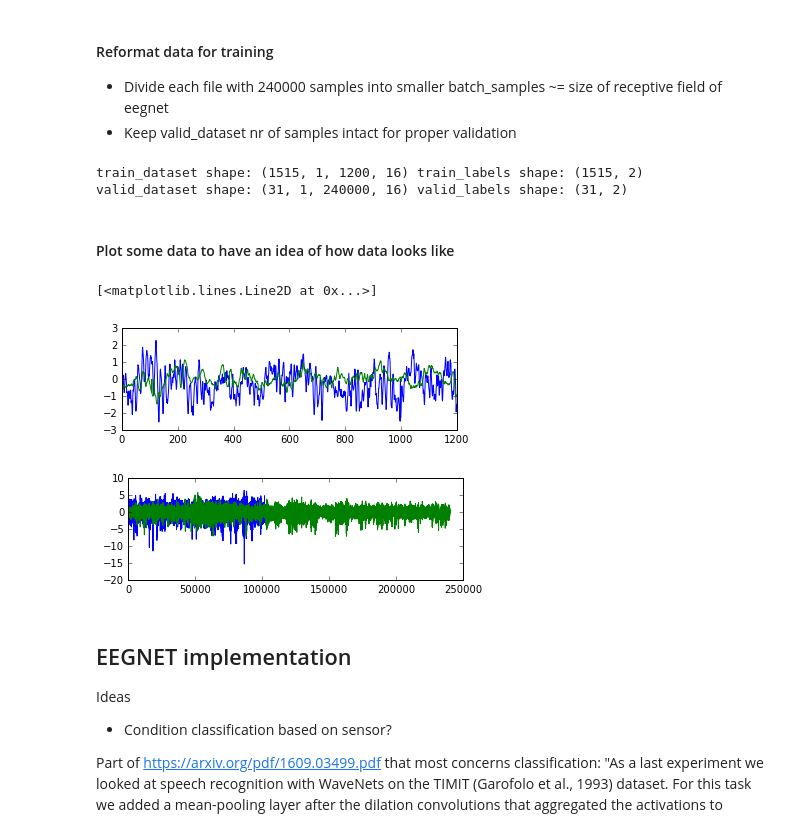
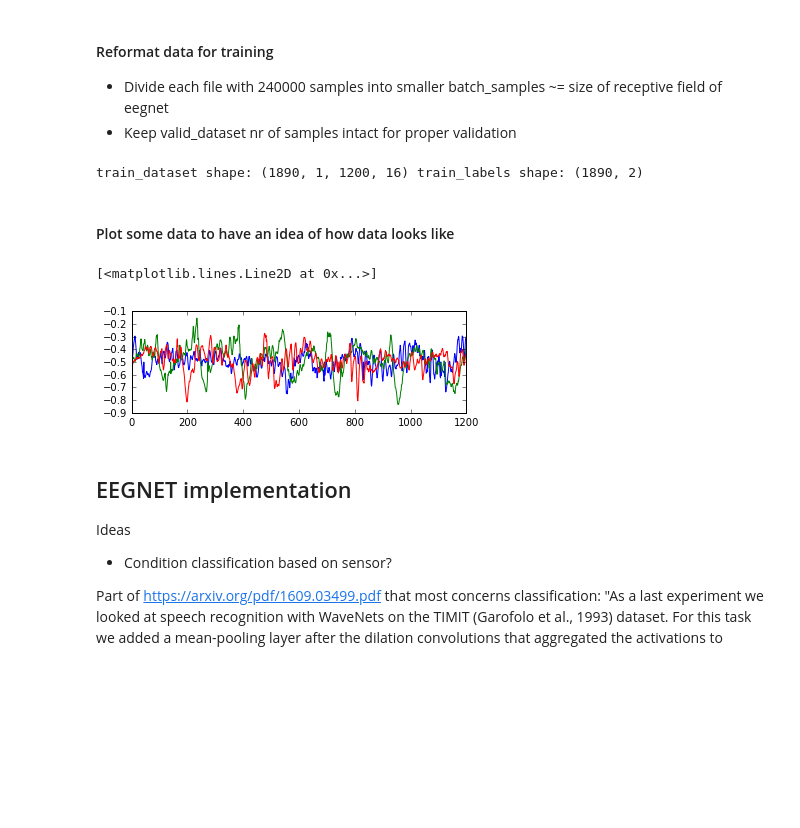
Before and after one commit to KnightofDawn/eegnet, a Jupyter notebook: ipynb/eegnet1.ipynb, the cells around one changed output. Saved outputs shown, nothing was run; the diff lists cells and outputs as text; code cells hidden in the pictures; blank space fills up the shorter version.

```diff
--- a/ipynb/eegnet1.ipynb
+++ b/ipynb/eegnet1.ipynb
@@ -42,7 +42,7 @@ labels shape: (40,)
 num_labels = 2
 
 #60% for train and 40% for validation
-split_idx = int(dataset.shape[0]*0.2)
+split_idx = int(dataset.shape[0]*0.8)
 #nr of splits
 nrOfSplits = 200
 
@@ -58,7 +58,7 @@ def format_data(data, labels, nr_splits):
     data_tmp = list()
     labels_tmp = list()
     for idx, d in enumerate(data):
-        if (np.count_nonzero(d) < 10) or (np.std(d) < 0.1):
+        if (np.count_nonzero(d) < 10) or (np.std(d) < 0.01):
             continue
         data_tmp.append(d)
         labels_tmp.append(labels[idx])
@@ -72,31 +72,30 @@ def format_data(data, labels, nr_splits):
     labels = labels[shuffle_idx]
     return data, labels
 
-train_dataset, train_labels = format_data(dataset[:split_idx,:,:], labels[:split_idx], nrOfSplits)
-valid_dataset = dataset[split_idx:-1,None,:,:]
-valid_labels = (np.arange(num_labels) == labels[split_idx:-1,None]).astype(np.float32)
+train_dataset, train_labels = format_data(dataset, labels, nrOfSplits)
+#valid_dataset = dataset[split_idx:-1,None,:,:]
+#valid_labels = (np.arange(num_labels) == labels[split_idx:-1,None]).astype(np.float32)
 del dataset, labels
 
 print('train_dataset shape:', train_dataset.shape, 'train_labels shape:', train_labels.shape)
-print('valid_dataset shape:', valid_dataset.shape, 'valid_labels shape:', valid_labels.shape)
+#print('valid_dataset shape:', valid_dataset.shape, 'valid_labels shape:', valid_labels.shape)
 # %% [output]
-train_dataset shape: (1515, 1, 1200, 16) train_labels shape: (1515, 2)
-valid_dataset shape: (31, 1, 240000, 16) valid_labels shape: (31, 2)
+train_dataset shape: (1890, 1, 1200, 16) train_labels shape: (1890, 2)
 # %% [markdown]
 #### Plot some data to have an idea of how data looks like
 # %%
 plt.subplot(211)
-plt.plot(train_dataset[2,0,:,0])
-plt.plot(train_dataset[12,0,:,0])
+plt.plot(train_dataset[30,0,:,0])
+plt.plot(train_dataset[1700,0,:,0])
+plt.plot(train_dataset[1653,0,:,0])
 
-plt.figure(2)
-plt.subplot(211)
-plt.plot(valid_dataset[4,0,:,0])
-plt.plot(valid_dataset[5,0,:,0])
+# plt.figure(2)
+# plt.subplot(211)
+# plt.plot(valid_dataset[4,0,:,0])
+# plt.plot(valid_dataset[5,0,:,0])
 # %% [output]
 [<matplotlib.lines.Line2D at 0x...>]
-[figure, old version]
+[figure, new version]
-[figure, removed]
 # %% [markdown]
 ## EEGNET implementation
 
```
Also changed, not shown: parts of 5 cells of this notebook, 1 other file.
